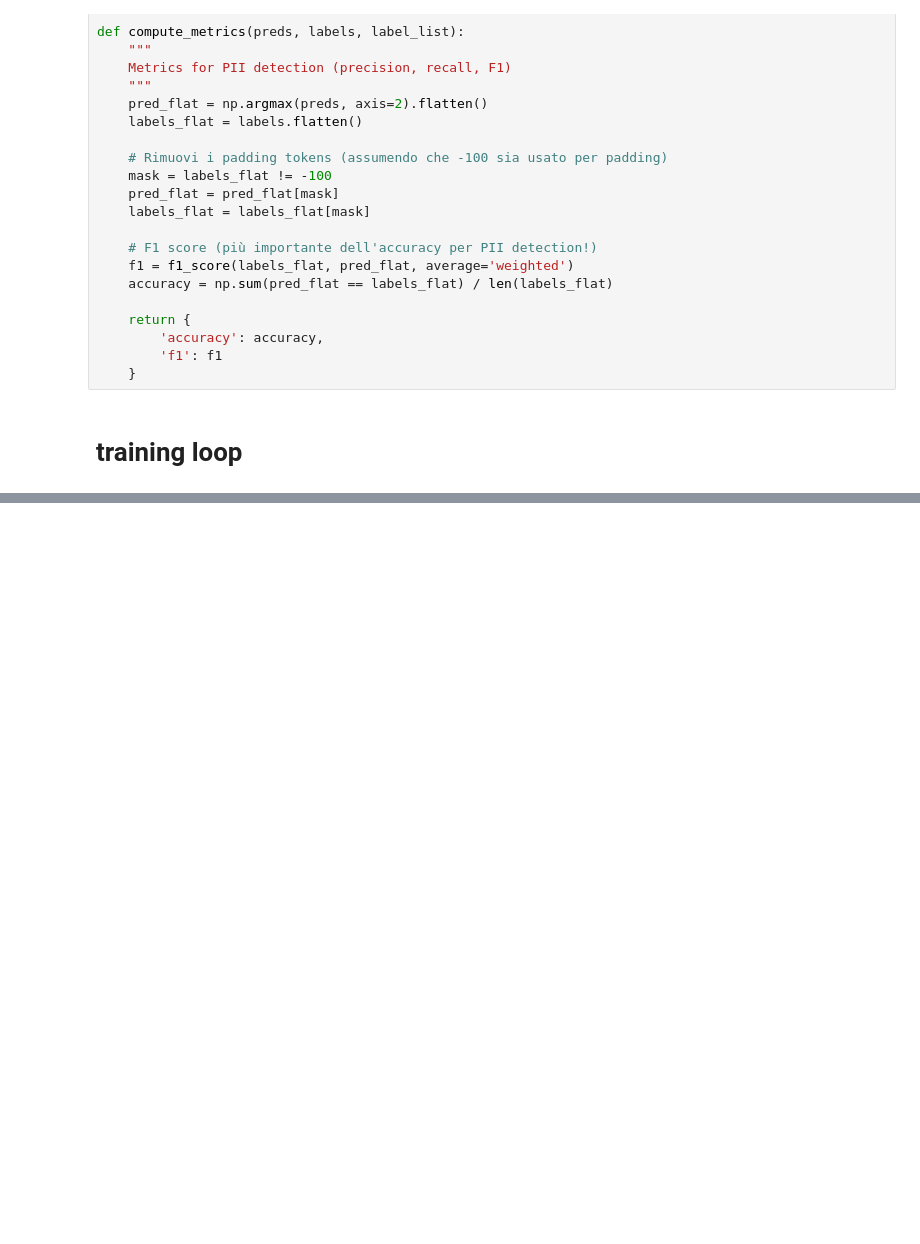
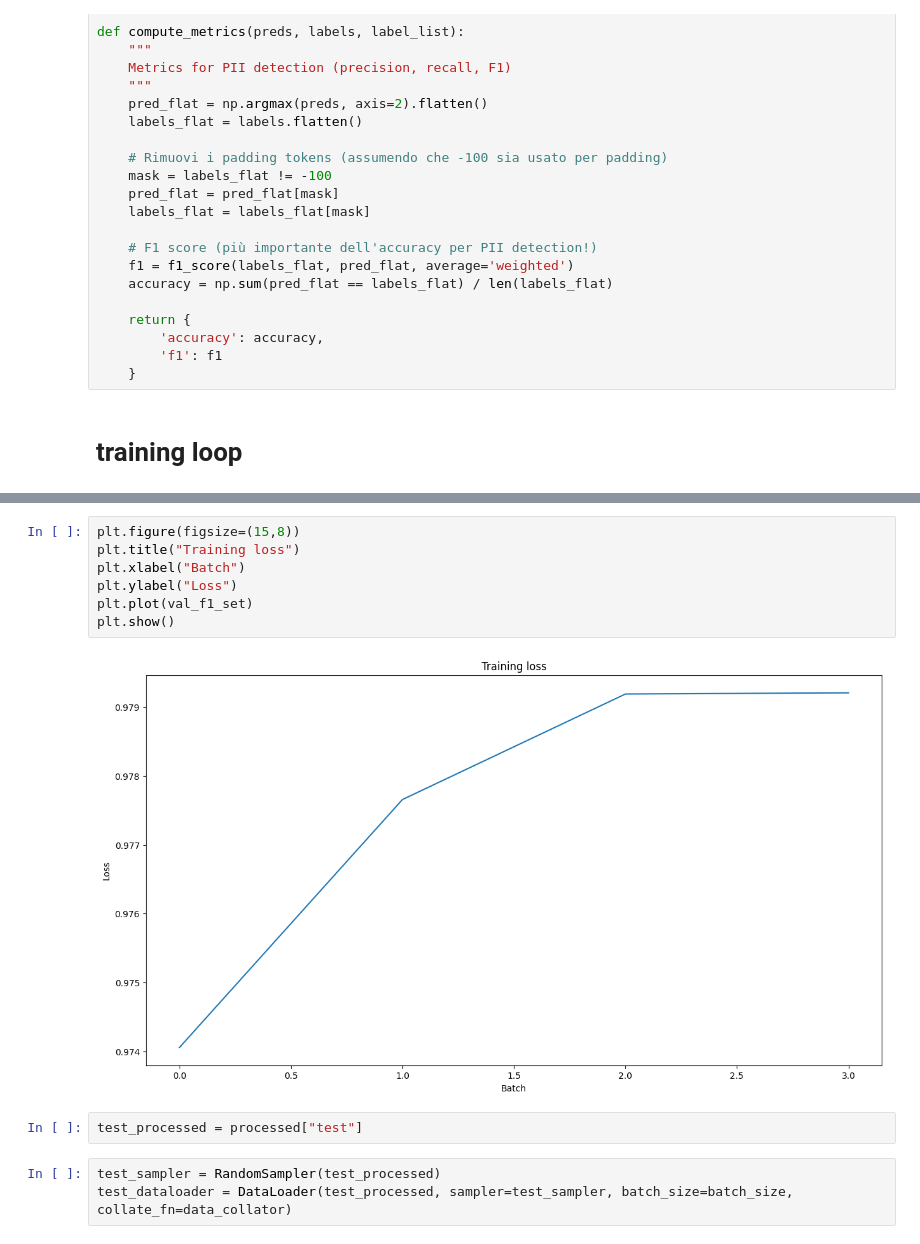
Before and after one commit to exdsgift/NerGuard, a Jupyter notebook: PII_detector.ipynb, the cells around one changed output, grey strips where cells are left out. Cells and saved outputs as stored; diff of their text form; blank space fills up the shorter version.

```diff
--- a/PII_detector.ipynb
+++ b/PII_detector.ipynb
@@ -728,0 +965,14 @@ for _ in trange(epochs, desc="Epoch"):
+# %%
+plt.figure(figsize=(15,8))
+plt.title("Training loss")
+plt.xlabel("Batch")
+plt.ylabel("Loss")
+plt.plot(val_f1_set)
+plt.show()
+# %% [output]
+[figure, added]
+# %%
+test_processed = processed["test"]
+# %%
+test_sampler = RandomSampler(test_processed)
+test_dataloader = DataLoader(test_processed, sampler=test_sampler, batch_size=batch_size, collate_fn=data_collator)
```
Also changed, not shown: parts of 40 cells of this notebook, 3 other files.
